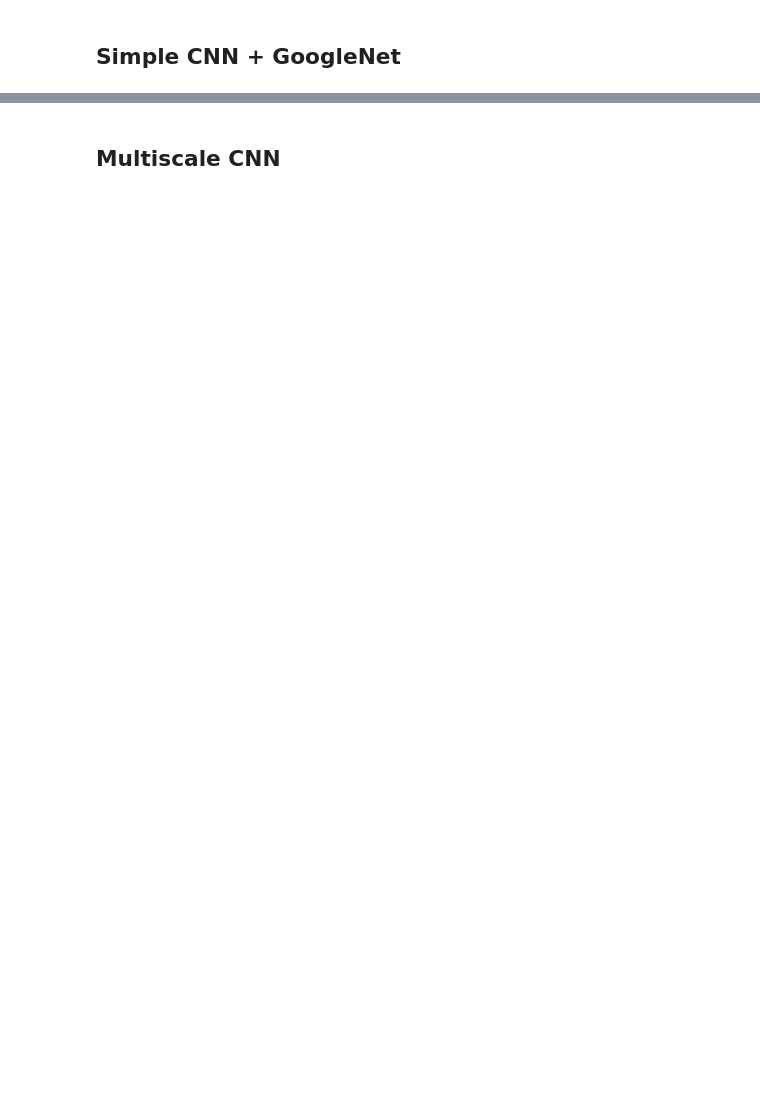
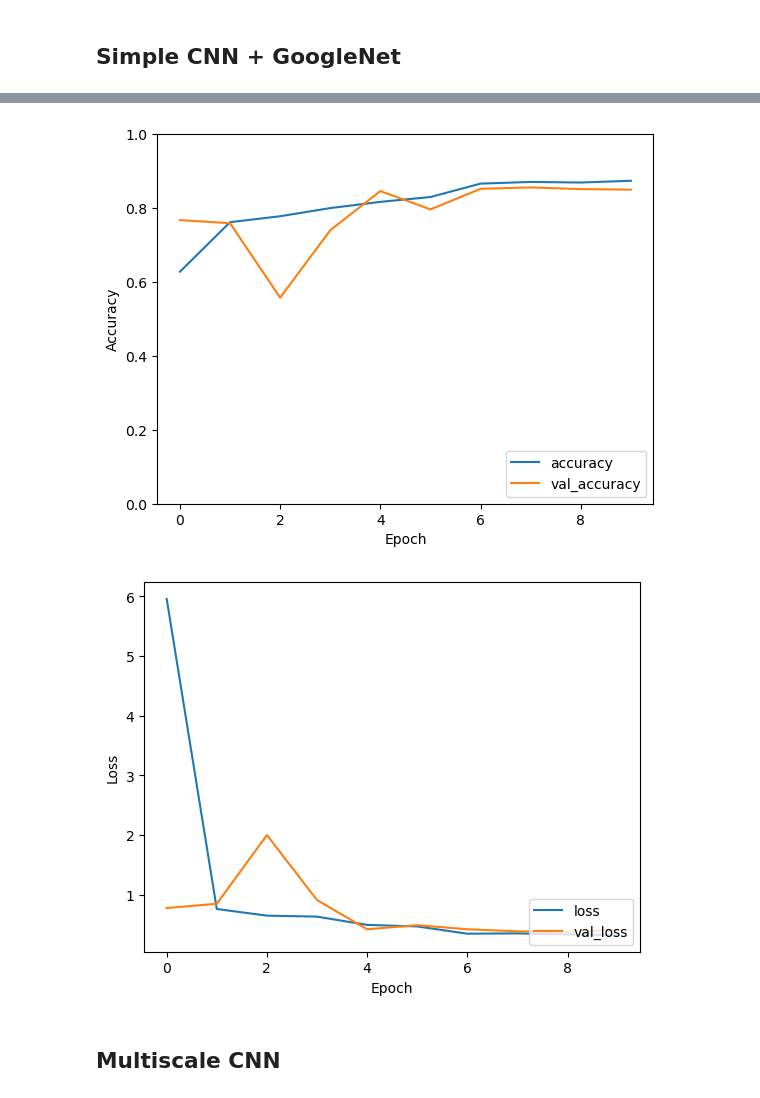
Before and after one commit to Zining919/FinalYearProject, a Jupyter notebook: FYP(ver2).ipynb, the cells around one changed output, grey strips where cells are left out. Drawn from its saved outputs; the diff is of its cells as text; code cells hidden in the pictures; blank space fills up the shorter version.

```diff
--- a/FYP(ver2).ipynb
+++ b/FYP(ver2).ipynb
@@ -244,8 +336,6 @@ import tensorflow as tf
 from tensorflow.keras.applications import InceptionV3
 from tensorflow.keras import layers, models, metrics
 import matplotlib.pyplot as plt
-
-# ... (Your existing code for data loading and preprocessing) ...
 
 # Load pre-trained InceptionV3 model (excluding the top classification layer)
 base_model = InceptionV3(weights='imagenet', include_top=False, input_shape=(256, 256, 3))
@@ -260,11 +350,11 @@ x = layers.Dense(1024, activation='relu')(x)
 predictions = layers.Dense(len(class_names), activation='softmax')(x)
 
 # Create the final model
-model3 = models.Model(inputs=base_model.input, outputs=predictions)
+model2 = models.Model(inputs=base_model.input, outputs=predictions)
 
 # Compile the model
-model3.compile(optimizer='adam',
+model2.compile(optimizer='adam',
               loss='sparse_categorical_crossentropy',
               metrics=['accuracy'])
 
-model3.summary()
+model2.summary()
@@ -271,3 +379,3 @@ model3.summary()
 # %%
 # Train the model
-history = model3.fit(train_set, epochs=10, validation_data=test_set)
+history2 = model2.fit(train_set, epochs=10, validation_data=test_set)
@@ -274,21 +403,22 @@ history = model3.fit(train_set, epochs=10, validation_data=test_set)
 # %%
 # Evaluate the model
-loss, accuracy = model3.evaluate(test_set)
-print(f"Test Loss: {loss}")
-print(f"Test Accuracy: {accuracy}")
+loss2, accuracy2 = model2.evaluate(test_set)
+print(f"Test Loss: {loss2}")
+print(f"Test Accuracy: {accuracy2}")
 
 # Plot training history (optional)
-plt.plot(history.history['accuracy'], label='accuracy')
-plt.plot(history.history['val_accuracy'], label='val_accuracy')
+plt.plot(history2.history['accuracy'], label='accuracy')
+plt.plot(history2.history['val_accuracy'], label='val_accuracy')
 plt.xlabel('Epoch')
 plt.ylabel('Accuracy')
 plt.ylim([0, 1])
 plt.legend(loc='lower right')
 plt.show()
 
-plt.plot(history.history['loss'], label='loss')
-plt.plot(history.history['val_loss'], label='val_loss')
+plt.plot(history2.history['loss'], label='loss')
+plt.plot(history2.history['val_loss'], label='val_loss')
 plt.xlabel('Epoch')
 plt.ylabel('Loss')
 plt.legend(loc='lower right')
 plt.show()
+# %% [output]
@@ -295,3 +428,5 @@ plt.show()
+[figure, added]
+[figure, added]
 # %% [markdown]
 ## Multiscale CNN
 # %%
```
Also changed, not shown: parts of 19 cells of this notebook, 9 other files.
